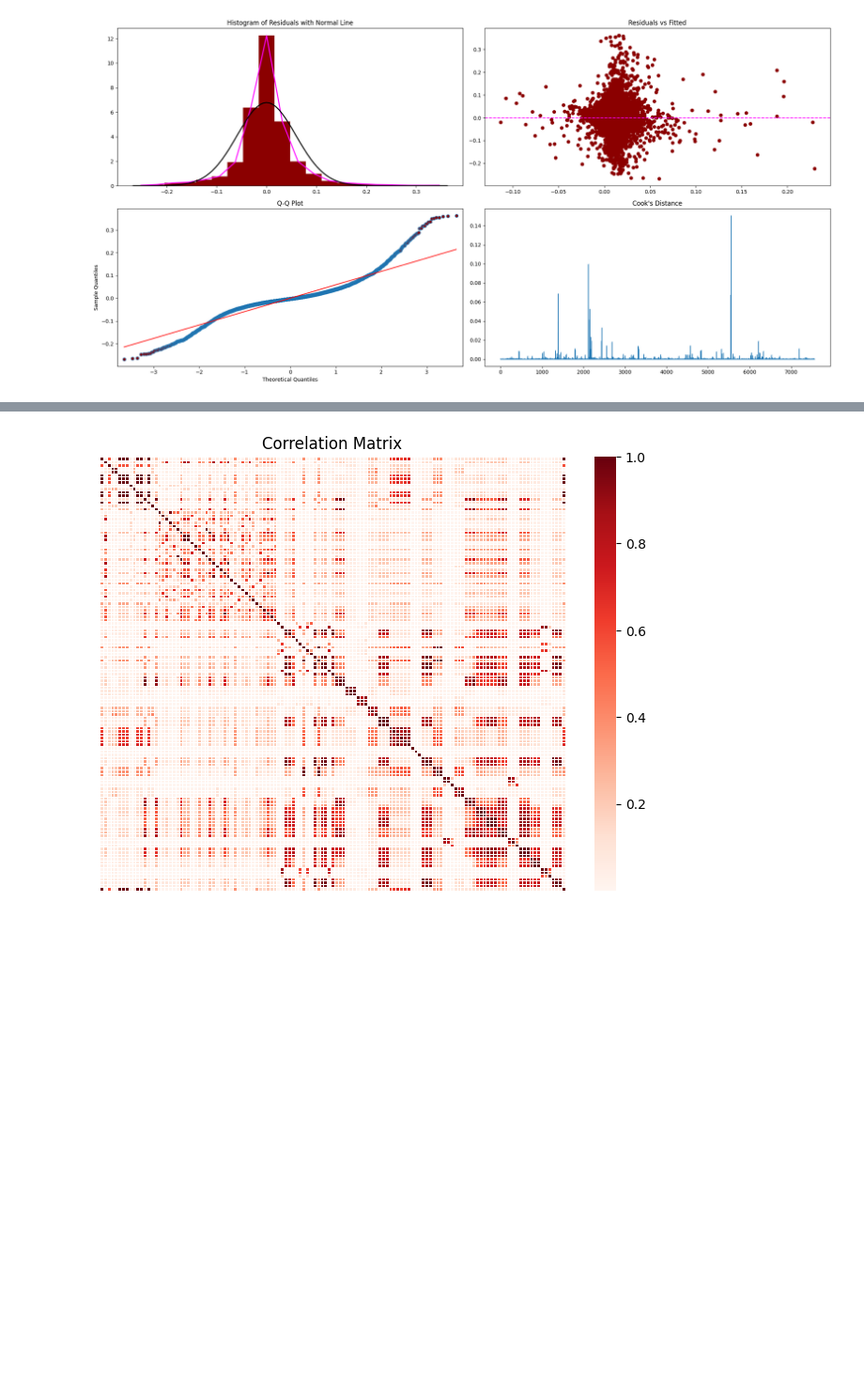
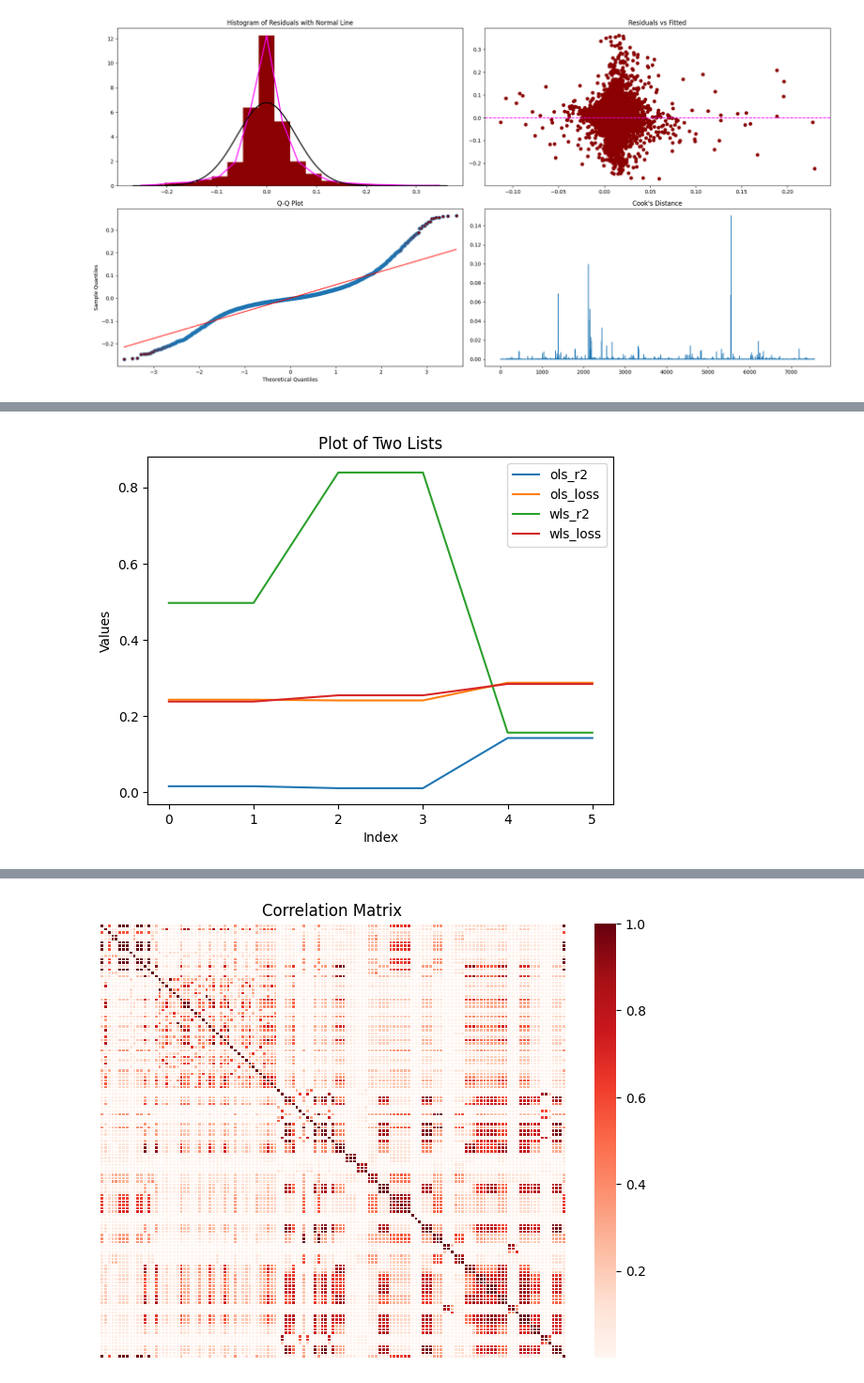
Before and after one commit to KJJHHH/Build-Portfolio, a Jupyter notebook: TEJ_portfolio/TEJ_Reg_Analysis.ipynb, the cells around one changed output, grey strips where cells are left out. Shown at 94% size. Drawn from its saved outputs; the diff is of its cells as text; code cells hidden in the pictures; blank space fills up the shorter version.

```diff
--- a/TEJ_portfolio/TEJ_Reg_Analysis.ipynb
+++ b/TEJ_portfolio/TEJ_Reg_Analysis.ipynb
@@ -317,6 +326,6 @@ data.to_sql(table_name, con=con, if_exists='replace')
 # %%
 with open('data/clean_data/clean_weekly_data.pk', 'rb') as f:
-    data_preprocess = pickle.load(f)
+    data_clean = pickle.load(f)
 # %% [markdown]
 1.2.1 loaod row data
 - Need to run 1.3 if load data here
@@ -476,22 +493,0 @@ test.set_index(
-# %%
-from numpy.linalg import inv
-from sklearn.preprocessing import MinMaxScaler
-
-scaler = MinMaxScaler()
-scale_train = scaler.fit_transform(train)
-scale_train = pd.DataFrame(scale_train, columns = list(train.columns)).\
-    drop('index', axis = 1).\
-    set_index(train.index).\
-    reset_index()
-
-scaler = MinMaxScaler()
-scale_test = scaler.fit_transform(test)
-scale_test = pd.DataFrame(scale_train, columns = list(train.columns)).\
-    drop('index', axis = 1).\
-    set_index(train.index).\
-    reset_index()
-
-
-X_train, y_train = split_X_y(scale_train)
-X_test, y_test = split_X_y(scale_test)
-linear_reg = fit_linear(X_train, y_train*100)
@@ -501,0 +553,19 @@ Covariance matrix for residuals
+# %%
+plt.plot(ols_r2, label='ols_r2')
+plt.plot([i*100 for i in ols_test_loss], label='ols_loss')
+
+plt.plot(wls_r2, label='wls_r2')
+plt.plot([i*100 for i in wls_test_loss], label='wls_loss')
+
+# Adding labels and title
+plt.xlabel('Index')
+plt.ylabel('Values')
+plt.title('Plot of Two Lists')
+
+# Adding a legend
+plt.legend()
+
+# Show the plot
+plt.show()
+# %% [output]
+[figure, added]
```
Also changed, not shown: parts of 25 cells of this notebook, 11 other files.
